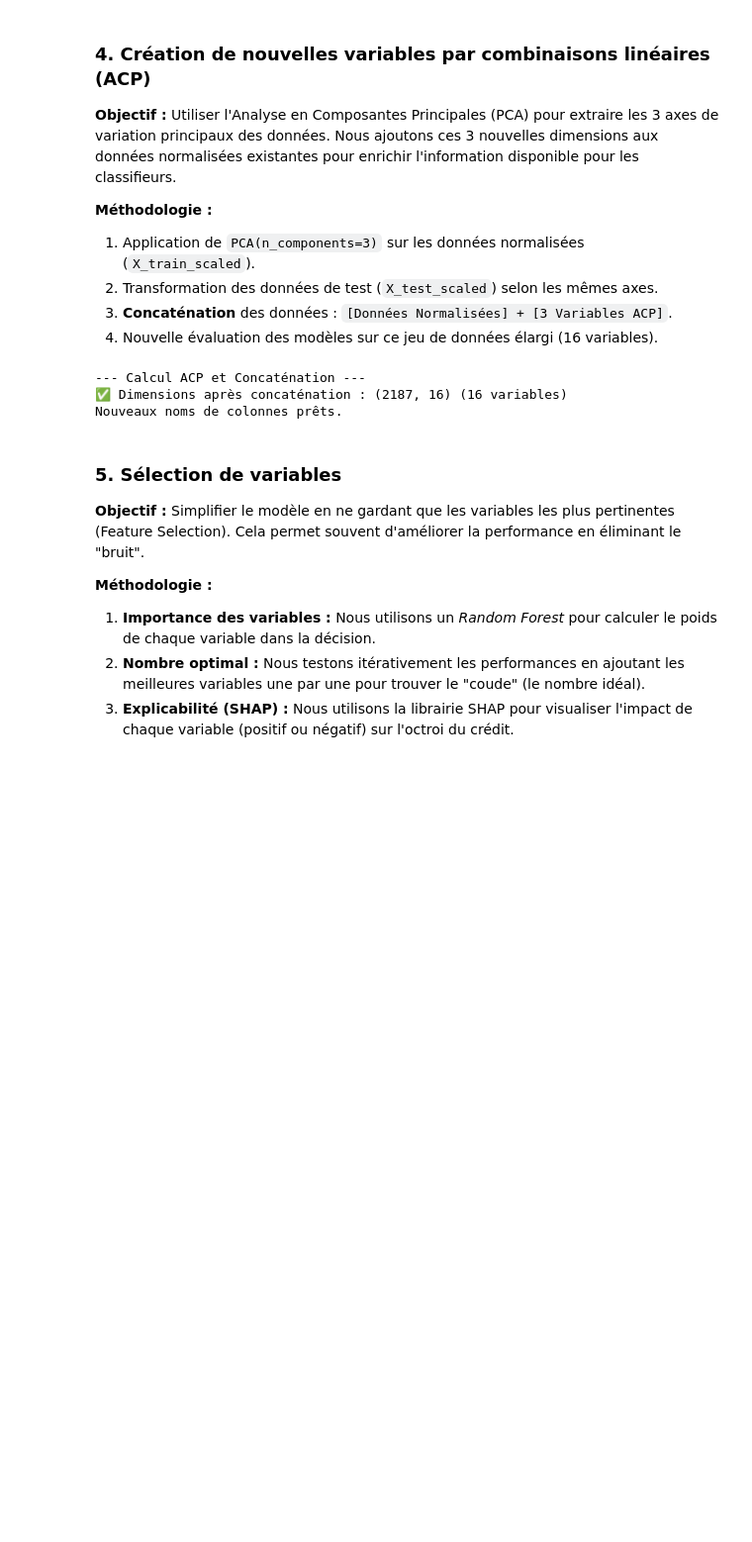
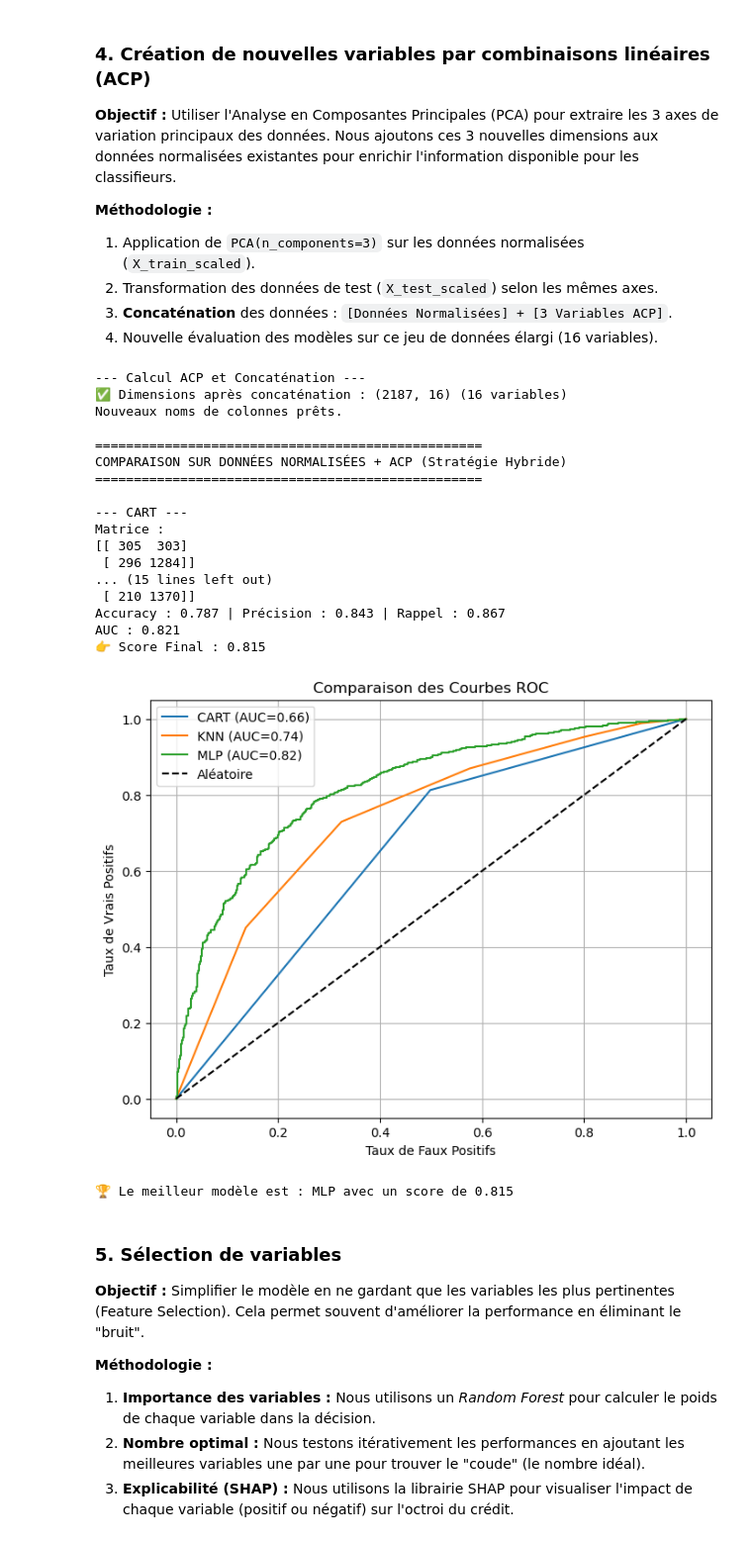
Before and after one commit to Mahmoud-dahir/financial-risk-prediction, a Jupyter notebook: TP_ML/tp1.ipynb, the cells around one changed output. Shown at 99% size. Saved outputs shown, nothing was run; the diff lists cells and outputs as text; code cells hidden in the pictures; blank space fills up the shorter version.

```diff
--- a/TP_ML/tp1.ipynb
+++ b/TP_ML/tp1.ipynb
@@ -312,33 +691,59 @@ feature_names = df_temp.columns[:-1] # Toutes les colonnes sauf la target
 def enrichir_donnees(X_train_sc, X_test_sc):
     """
     Calcule l'ACP et l'ajoute aux données (13 cols -> 16 cols)
     """
     print("--- Calcul ACP et Concaténation ---")
     # 1. Calcul ACP sur les données normalisées
     pca = PCA(n_components=3)
     X_train_pca = pca.fit_transform(X_train_sc)
     X_test_pca = pca.transform(X_test_sc)
 
     # 2. CONCATÉNATION (Stratégie gagnante)
     # On colle les 3 colonnes ACP à droite des 13 colonnes scalées
     X_train_final = np.hstack([X_train_sc, X_train_pca])
     X_test_final = np.hstack([X_test_sc, X_test_pca])
 
     print(f"✅ Dimensions après concaténation : {X_train_final.shape} (16 variables)")
     return X_train_final, X_test_final
 
 # --- EXÉCUTION Q4 ---
 # Assure-toi que X_train_scaled existe (issue de la Q3)
 X_train_final, X_test_final = enrichir_donnees(X_train_scaled, X_test_scaled)
 
 # On met à jour les noms des colonnes (13 anciens + 3 nouveaux)
 nom_cols_final = np.append(feature_names, ["PCA1", "PCA2", "PCA3"])
 
 print("Nouveaux noms de colonnes prêts.")
+
+# --- COMPARAISON DES CLASSIFIEURS SUR LES DONNÉES ENRICHIES (ACP + Normalisation) ---
+
+print("\n" + "="*50)
+print("COMPARAISON SUR DONNÉES NORMALISÉES + ACP (Stratégie Hybride)")
+print("="*50)
+
+best_model_acp, scores_acp = run_classifiers_train_test(
+    clfs, X_train_final, y_train, X_test_final, y_test
+)
 # %% [output]
 --- Calcul ACP et Concaténation ---
 ✅ Dimensions après concaténation : (2187, 16) (16 variables)
 Nouveaux noms de colonnes prêts.
+
+==================================================
+COMPARAISON SUR DONNÉES NORMALISÉES + ACP (Stratégie Hybride)
+==================================================
+
+--- CART ---
+Matrice :
+[[ 305  303]
+ [ 296 1284]]
+... (15 lines left out)
+ [ 210 1370]]
+Accuracy : 0.787 | Précision : 0.843 | Rappel : 0.867
+AUC : 0.821
+👉 Score Final : 0.815
+[figure, added]
+🏆 Le meilleur modèle est : MLP avec un score de 0.815
 # %% [markdown]
 ### 5. Sélection de variables
 
```
Also changed, not shown: parts of 32 cells of this notebook, 6 other files.
